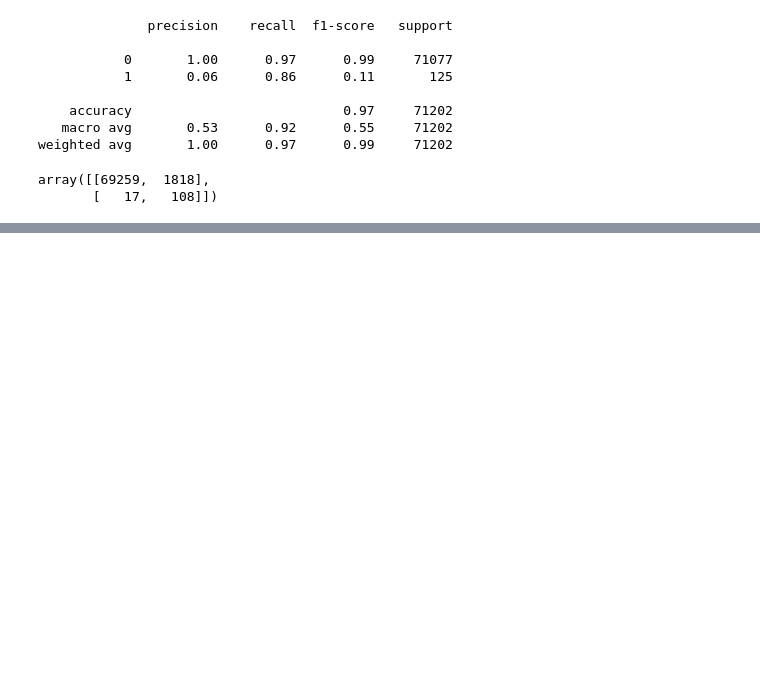
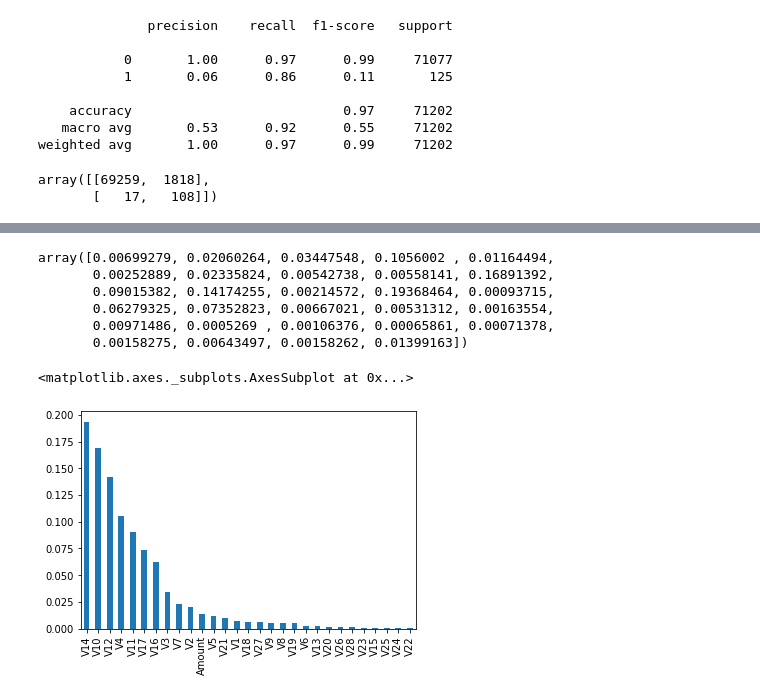
Before and after one commit to mukeshmk7/Creditcard_prediction, a Jupyter notebook: Credit.ipynb, the cells around one changed output, grey strips where cells are left out. Drawn from its saved outputs; the diff is of its cells as text; code cells hidden in the pictures; blank space fills up the shorter version.

```diff
--- a/Credit.ipynb
+++ b/Credit.ipynb
@@ -330,0 +409,16 @@ array([[69259,  1818],
+# %%
+rf_model.feature_importances_
+# %% [output]
+array([0.00699279, 0.02060264, 0.03447548, 0.1056002 , 0.01164494,
+       0.00252889, 0.02335824, 0.00542738, 0.00558141, 0.16891392,
+       0.09015382, 0.14174255, 0.00214572, 0.19368464, 0.00093715,
+       0.06279325, 0.07352823, 0.00667021, 0.00531312, 0.00163554,
+       0.00971486, 0.0005269 , 0.00106376, 0.00065861, 0.00071378,
+       0.00158275, 0.00643497, 0.00158262, 0.01399163])
+# %%
+feat = pd.Series(rf_model.feature_importances_, index=X.columns)
+# %%
+feat.sort_values(ascending=False).plot(kind='bar')
+# %% [output]
+<matplotlib.axes._subplots.AxesSubplot at 0x...>
+[figure, added]
```
Also changed, not shown: parts of 13 cells of this notebook.
